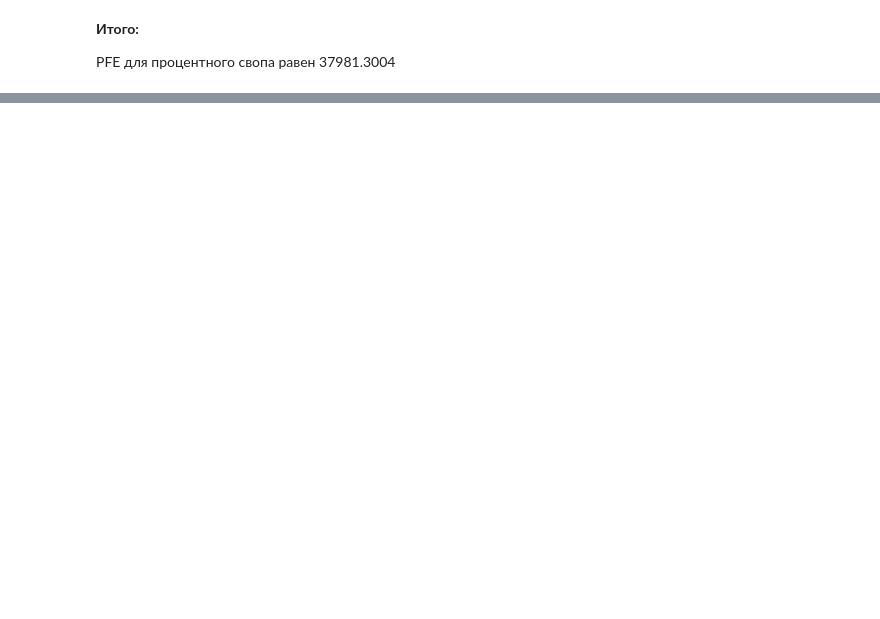
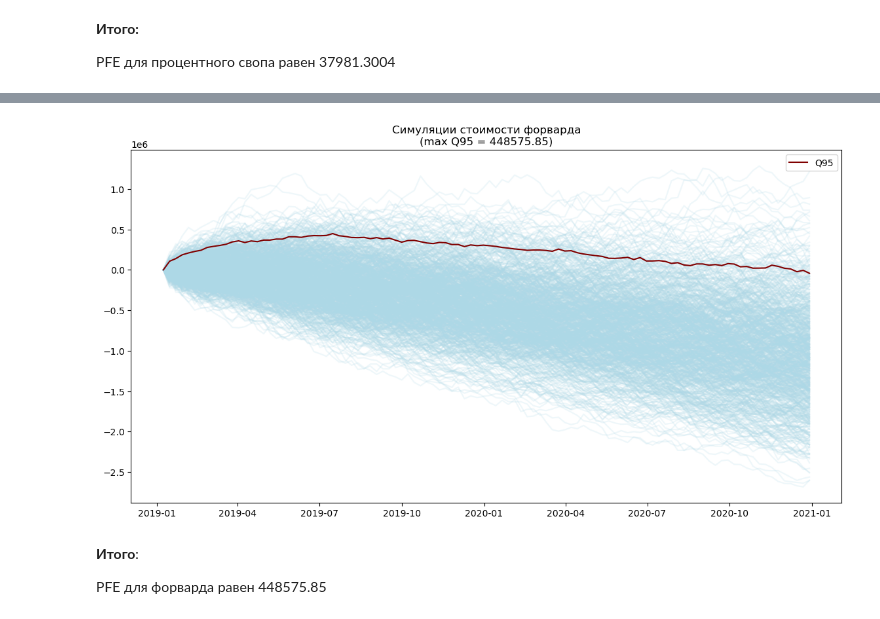
Before and after one commit to goo-goo-goo-joob/hse_stochastic_modeling, a Jupyter notebook: risk_factors_modeling.ipynb, the cells around one changed output, grey strips where cells are left out. Saved outputs shown, nothing was run; the diff lists cells and outputs as text; code cells hidden in the pictures; blank space fills up the shorter version.

Commit message:
Simulate forward, strike is not clarified

```diff
--- a/risk_factors_modeling.ipynb
+++ b/risk_factors_modeling.ipynb
@@ -334,0 +366,36 @@ PFE для процентного свопа равен 37981.3004
+# %%
+def simulate_FX_forward(S, T, K, N, rd, rf, r):
+
+    F = np.zeros((rd.shape[0], T))
+    f = np.zeros((rd.shape[0], T))
+    time = np.arange(T)[::-1]
+
+    for j, t in enumerate(time):
+
+        # форвардная цена
+        F[:, j] = S[:, j] * np.exp((rd[:, j] - rf[:, j]) * (t + 1) / 52)
+
+        # приведенная стоимость форвардного контракта
+        f[:, j] = N * (F[:, j] - K) * np.exp(-r[t - 1] * t / 52)
+
+    return F, f
+
+F, f = simulate_FX_forward(S, T, K, N, rd, rf, r)
+# %%
+fig, ax = plt.subplots(figsize=(14, 7))
+
+forward_date_range = pd.date_range(dt_start_fwd, dt_finish_fwd, freq='7d', closed='right')
+for i in range(rd.shape[0]):
+
+    ax.plot(forward_date_range, f[i, :], c='lightblue', alpha=0.2)
+
+ax.plot(forward_date_range, np.quantile(f, q=0.95, axis=0), c='maroon', label='Q95')
+plt.title(f'Симуляции стоимости форварда\n(max Q95 = {round(max(np.quantile(f, q=0.95, axis=0)), 2)})')
+plt.legend()
+plt.show()
+# %% [output]
+[figure, added]
+# %% [markdown]
+__Итого__:
+
+PFE для форварда равен 448575.85
```
Also changed, not shown: parts of 10 cells of this notebook.
